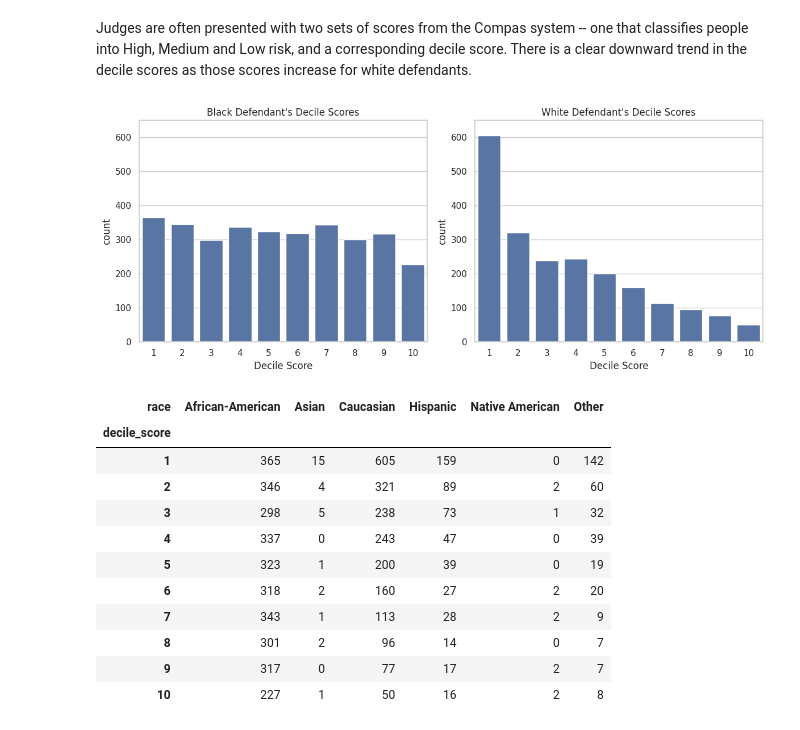
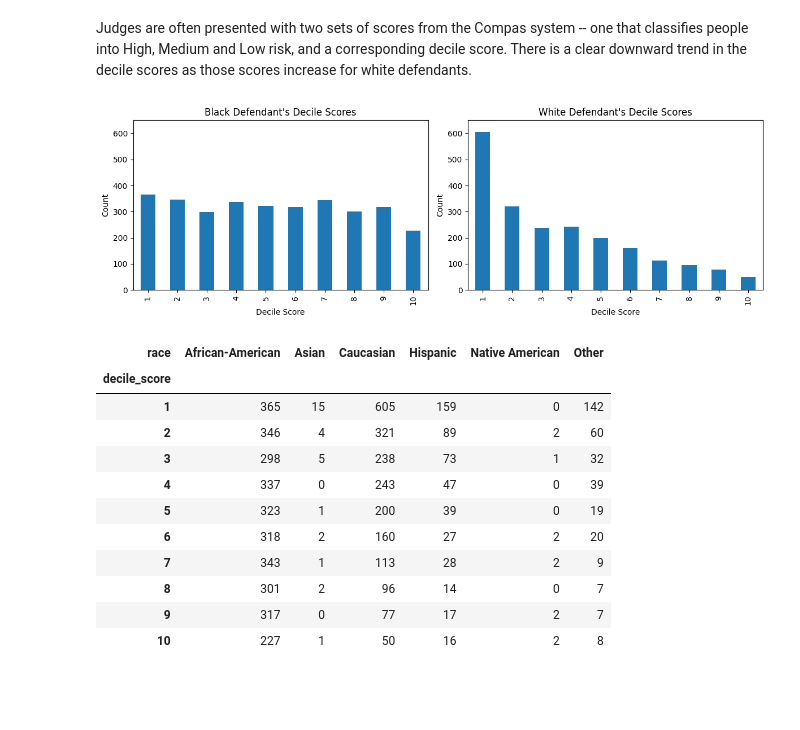
Before and after one commit to isambilo/rML, a Jupyter notebook: ASSN02_COMPAS.ipynb, the cells around one changed output. Saved outputs shown, nothing was run; the diff lists cells and outputs as text; code cells hidden in the pictures; blank space fills up the shorter version.

```diff
--- a/ASSN02_COMPAS.ipynb
+++ b/ASSN02_COMPAS.ipynb
@@ -198,39 +227,31 @@ np.int64(2809)
 np.float64(45.51198963058976)
 # %% [markdown]
 Judges are often presented with two sets of scores from the Compas system -- one that classifies people into High, Medium and Low risk, and a corresponding decile score. There is a clear downward trend in the decile scores as those scores increase for white defendants.
-# %%
-# Set a clean style
-sns.set(style="whitegrid")
-
-# Create the figure with two subplots
-fig, axes = plt.subplots(1, 2, figsize=(12, 5))
-
-# Black defendants
-sns.countplot(
-    data=df[df["race"] == "African-American"],
-    x="decile_score",
-    order=sorted(df["decile_score"].unique()),
-    ax=axes[0]
-)
-axes[0].set_title("Black Defendant's Decile Scores")
-axes[0].set_xlabel("Decile Score")
-axes[0].set_ylim(0, 650)
-
-# White defendants
-sns.countplot(
-    data=df[df["race"] == "Caucasian"],
-    x="decile_score",
-    order=sorted(df["decile_score"].unique()),
-    ax=axes[1]
-)
-axes[1].set_title("White Defendant's Decile Scores")
-axes[1].set_xlabel("Decile Score")
-axes[1].set_ylim(0, 650)
-
-plt.tight_layout()
-plt.show()
-# %% [output]
-[figure, removed]
+# %%
+import matplotlib.pyplot as plt
+# Filter data
+df_black = df[df["race"] == "African-American"]
+df_white = df[df["race"] == "Caucasian"]
+# Create figure
+plt.figure(figsize=(12, 4))
+# --- Black defendants ---
+plt.subplot(1, 2, 1)
+df_black["decile_score"].value_counts().sort_index().plot(kind="bar")
+plt.xlabel("Decile Score")
+plt.ylabel("Count")
+plt.title("Black Defendant's Decile Scores")
+plt.ylim(0, 650)
+# --- White defendants ---
+plt.subplot(1, 2, 2)
+df_white["decile_score"].value_counts().sort_index().plot(kind="bar")
+plt.xlabel("Decile Score")
+plt.ylabel("Count")
+plt.title("White Defendant's Decile Scores")
+plt.ylim(0, 650)
+plt.tight_layout()
+plt.show()
+# %% [output]
+[figure, added]
 # %%
 pd.crosstab(df["decile_score"], df["race"])
 # %% [output]
```
Also changed, not shown: parts of 52 cells of this notebook.
